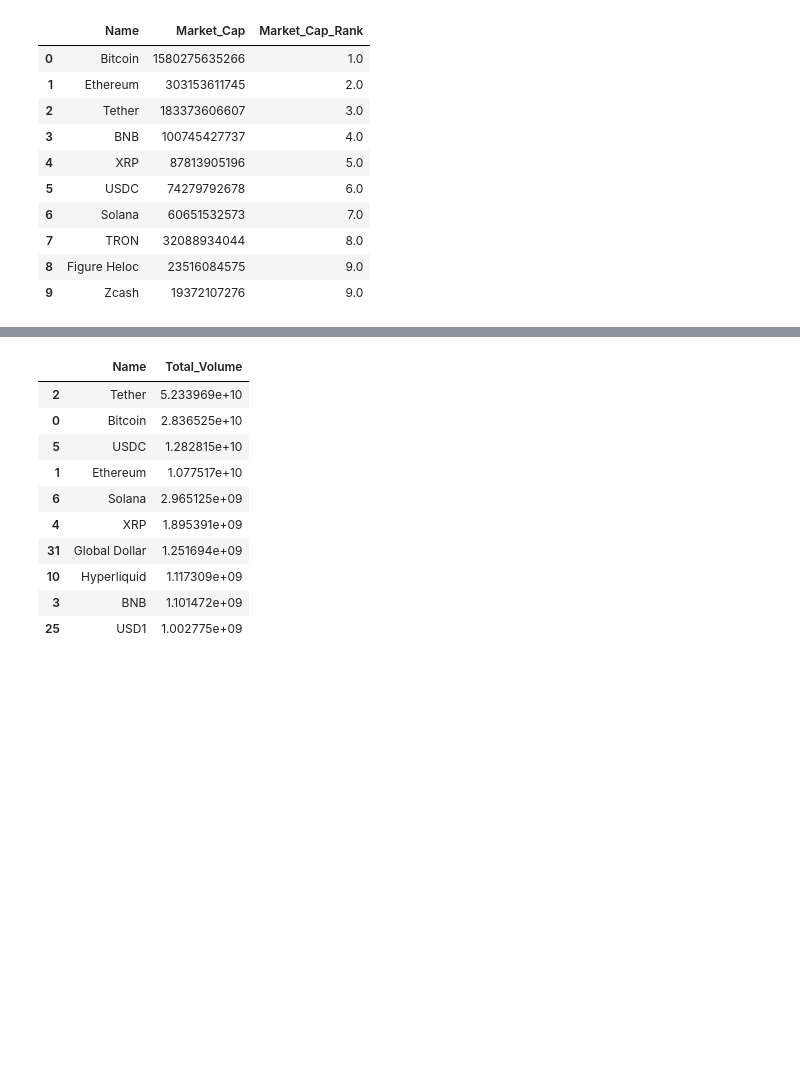
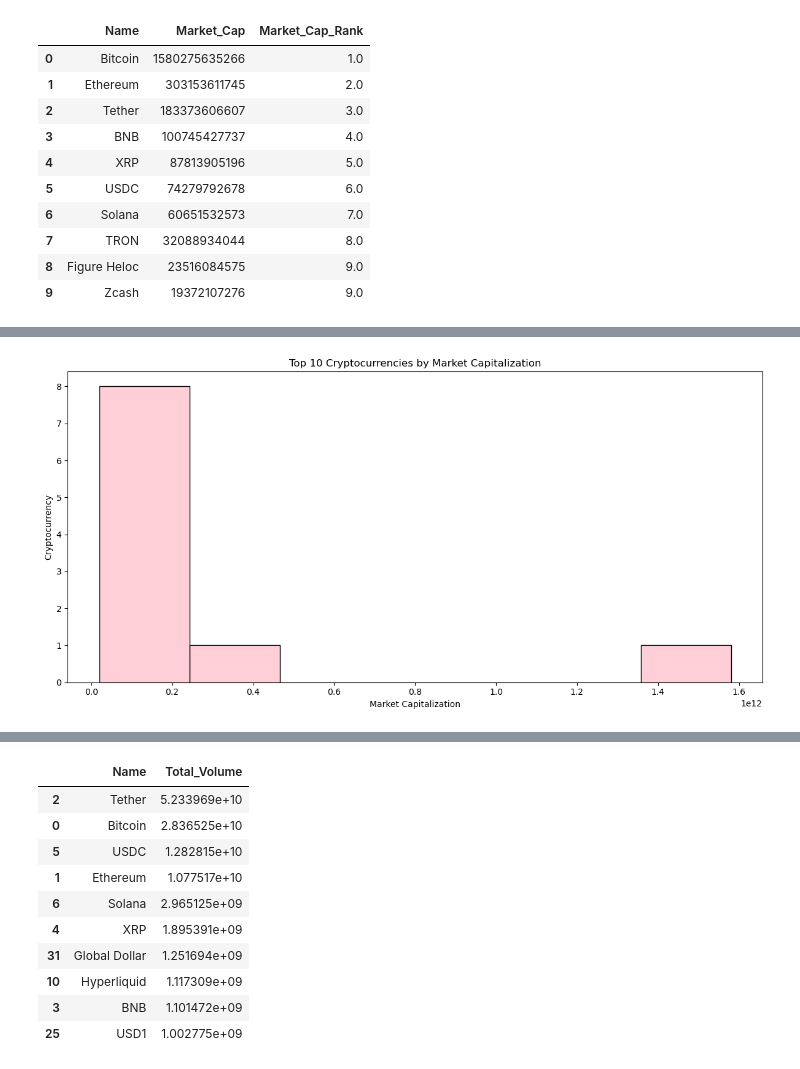
Before and after one commit to Dvitiya-Panchal015/Advanced_Multi_Source_Project, a Jupyter notebook: Crpto_API_Project/Crypto_EDA.ipynb, the cells around one changed output, grey strips where cells are left out. Cells and saved outputs as stored; diff of their text form; code cells hidden in the pictures; blank space fills up the shorter version.

```diff
--- a/Crpto_API_Project/Crypto_EDA.ipynb
+++ b/Crpto_API_Project/Crypto_EDA.ipynb
@@ -104,0 +145,17 @@ plt.show()
+# %%
+plt.figure(figsize=(12, 6))
+
+sns.histplot(
+    data=Top_Market_Cap,
+    x="Market_Cap",
+    color = "Pink"
+)
+
+plt.title("Top 10 Cryptocurrencies by Market Capitalization")
+plt.xlabel("Market Capitalization")
+plt.ylabel("Cryptocurrency")
+
+plt.tight_layout()
+plt.show()
+# %% [output]
+[figure, added]
```
Also changed, not shown: parts of 38 cells of this notebook, 1 other file.
